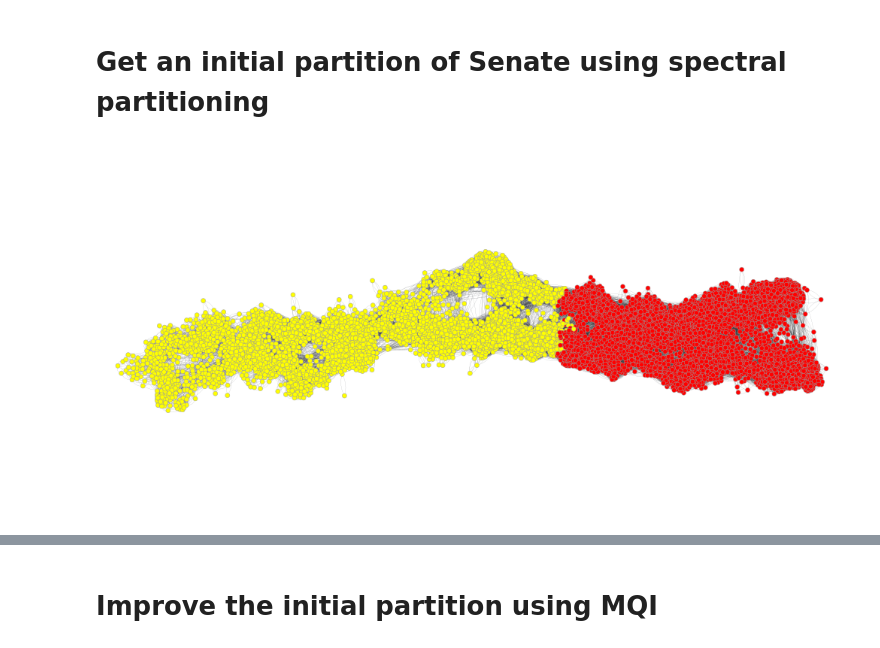
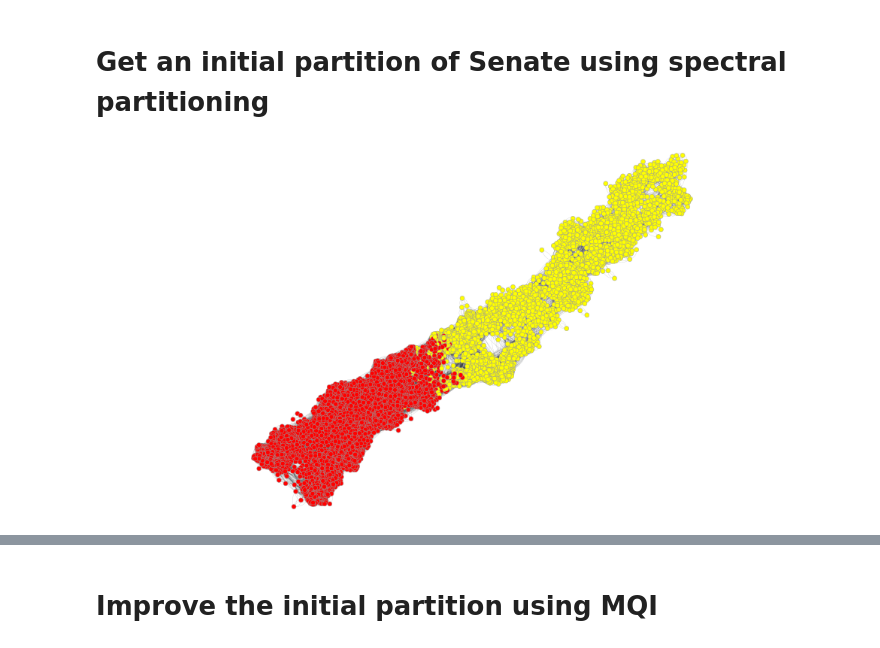
Before and after one commit to kfoynt/LocalGraphClustering, a Jupyter notebook: notebooks/improveType_algorithms_with_visualization.ipynb, the cells around one changed output, grey strips where cells are left out. Saved outputs shown, nothing was run; the diff lists cells and outputs as text; code cells hidden in the pictures.

```diff
--- a/notebooks/improveType_algorithms_with_visualization.ipynb
+++ b/notebooks/improveType_algorithms_with_visualization.ipynb
@@ -34,11 +34,16 @@ ref_nodes = ref_nodes[:,0]
 # %% [markdown]
 ## Visualize usroads and Minneapolis
 # %%
+## Add data to graphtool.
+#g_gtool = Graph(directed=False)
+#m = g._num_edges
+#for i in range(m):
+#    g_gtool.add_edge(g.edges[0][i], g.edges[1][i], add_missing=True)
+
+#remove_self_loops(g_gtool)
+
 # Add data to graphtool.
-g_gtool = Graph(directed=False)
-m = g._num_edges
-for i in range(m):
-    g_gtool.add_edge(g.edges[0][i], g.edges[1][i], add_missing=True)
+g_gtool = load_graph("./datasets/usroads-cc.graphml")
 
 remove_self_loops(g_gtool)
 
@@ -46,7 +51,7 @@ pos = g_gtool.new_vertex_property("vector<double>")
 for i in range(g._num_vertices):
     pos[i] = -ld_coord[i,:]
 
-temp = np.zeros(g._num_vertices) + 0.00001
+temp = np.zeros(g._num_vertices) + 0.5
 temp[ref_nodes] = 1
 
 node_size = g_gtool.new_vertex_property("double",temp)
@@ -62,5 +67,6 @@ graph_draw(g_gtool, pos, output_size=(1000, 500),
            vertex_size=node_size,
            vertex_fill_color=node_colours,
            vorder=node_size,
-           edge_pen_width=0.1)
+           edge_pen_width=0.1,
+           edge_color = [0.0, 0, 0, 0.00])
 # %% [output]
@@ -292,43 +298,36 @@ output_sc = sc.produce([g],p=eig2)
 eig2_rounded = output_sc[0][0]
 
 # Add data to graphtool.
-g_gtool = Graph(directed=False)
-m = g._num_edges
-for i in range(m):
-    g_gtool.add_edge(g.edges[0][i], g.edges[1][i], add_missing=True)
+g_gtool = load_graph("./datasets/senate.graphml")
 
 remove_self_loops(g_gtool)
-
-#prop = g.new_vertex_property("vector<double>")
-#for i in range(n):
-#    prop[i] = [1 + i,1 + i]
 
 # Compute a layout for the graph.
 pos = sfdp_layout(g_gtool, gamma=10.0, mu=10.0, mu_p=10.0, verbose = False)
 
 # Plot solutions for rounded eigenvector
 temp = np.zeros(g._num_vertices) + 0.00001
 
 eig2_rounded_c = diff(range(g._num_vertices), eig2_rounded)
 
 temp[eig2_rounded] = 6
 temp[eig2_rounded_c] = 6
 
 node_size = g_gtool.new_vertex_property("double",temp)
 
 temp = ["black" for x in range(g._num_vertices)]
 
 for i in eig2_rounded:
     temp[i] = "yellow"
 for i in eig2_rounded_c:
     temp[i] = "red"
 
 node_colours = g_gtool.new_vertex_property("string",temp)
 
 graph_draw(g_gtool, pos, output_size=(1000, 500),
            vertex_size=node_size,
            vertex_fill_color=node_colours,
            vorder=node_size,
            edge_pen_width=0.1)
 # %% [output]
-[figure, old version]
+[figure, new version]
```
Also changed, not shown: parts of 12 cells of this notebook, 8 other files.
